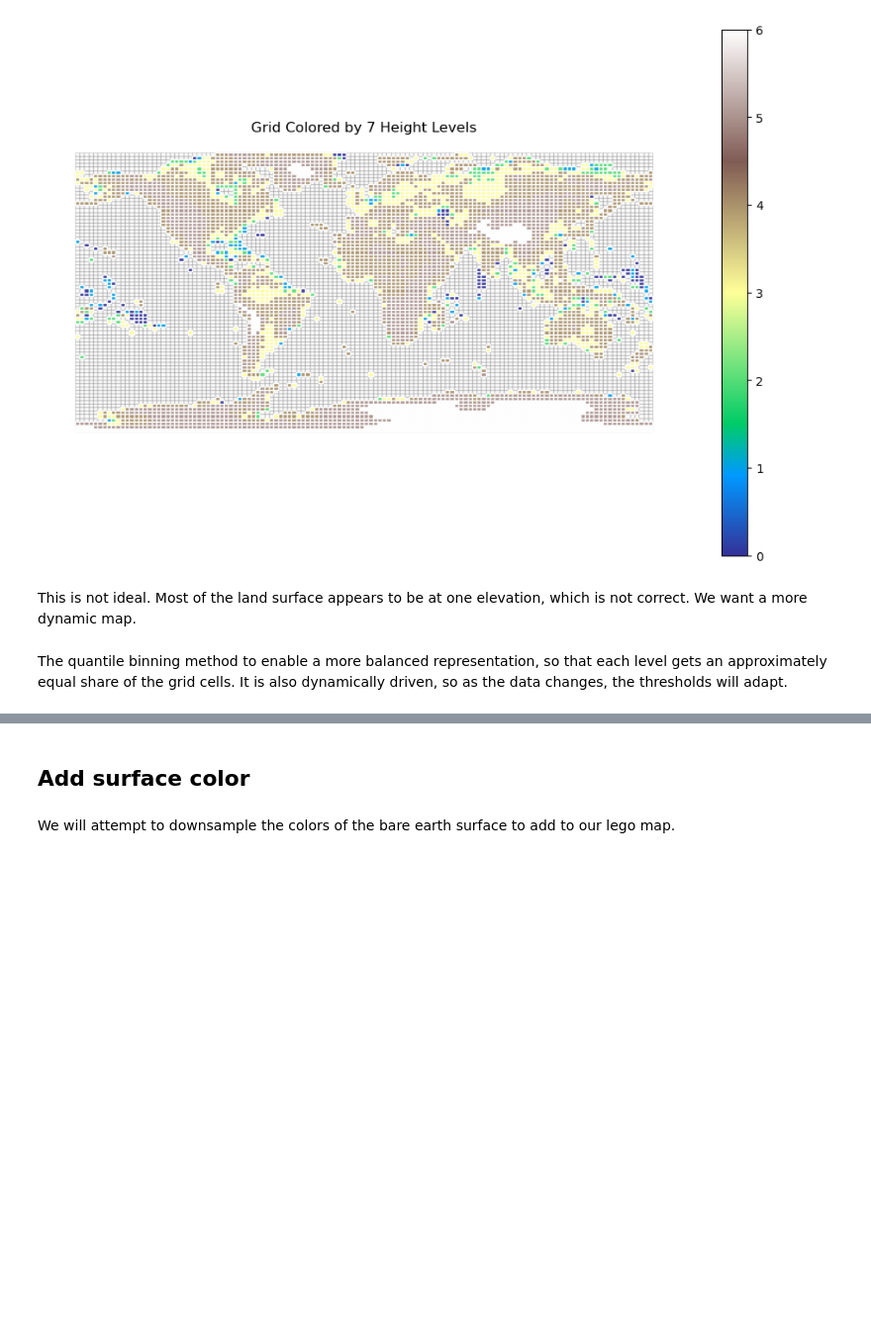
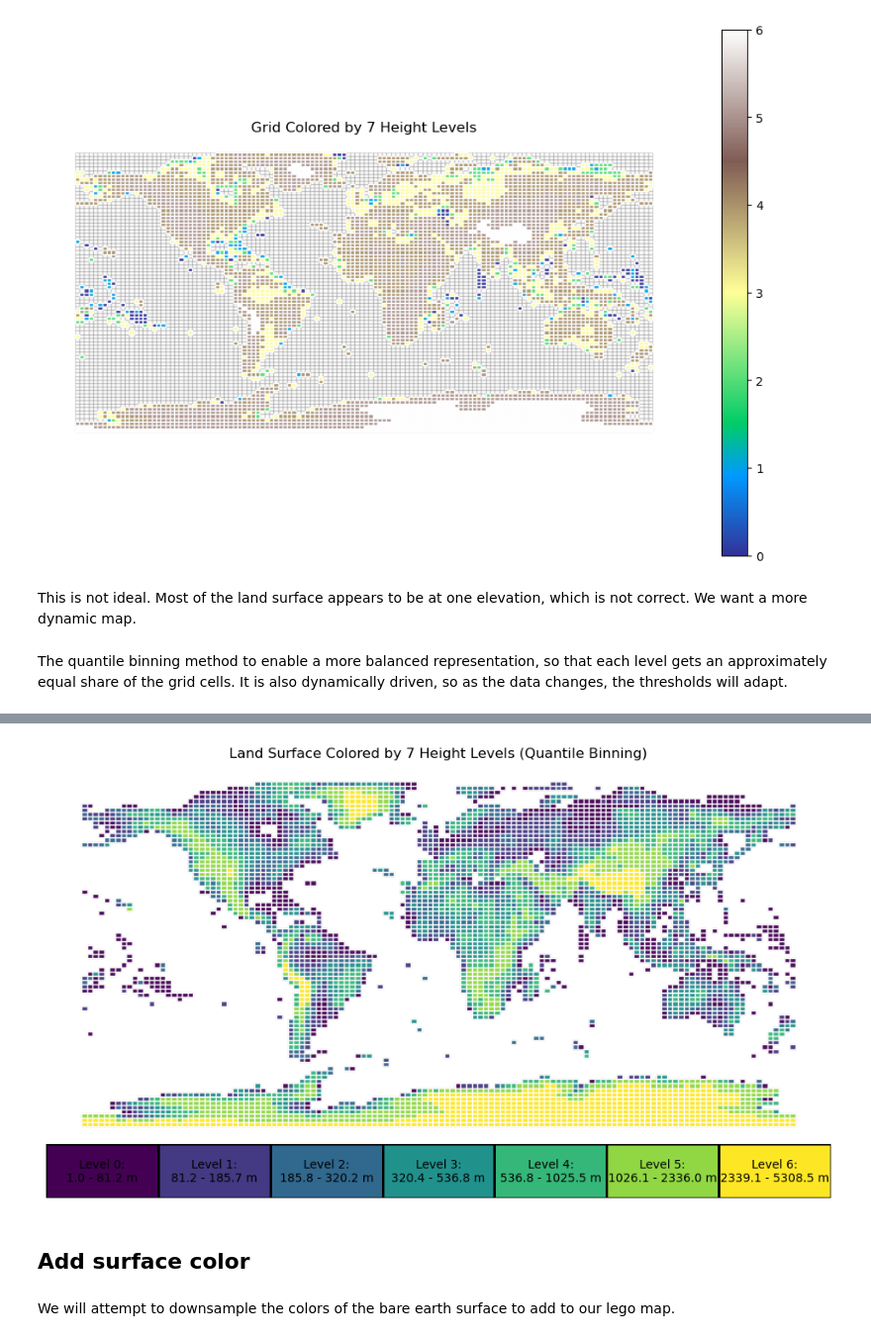
Before and after one commit to sralter/lego_world_map, a Jupyter notebook: lego_world_map.ipynb, the cells around one changed output, grey strips where cells are left out. Shown at 99% size. Cells and saved outputs as stored; diff of their text form; code cells hidden in the pictures; blank space fills up the shorter version.

```diff
--- a/lego_world_map.ipynb
+++ b/lego_world_map.ipynb
@@ -760,13 +658,90 @@ ValueError: math domain error
-# %%
-# visualize the grid overlaid on the world map
-f, ax = plt.subplots(1, 1, figsize=(12, 8))
-
-gdf_grid.plot(ax=ax, color = 'w', edgecolor='grey', alpha=0.5)
-
-gdf_grid.plot(ax=ax, column = 'height_level', edgecolor='w', cmap = 'terrain', alpha=0.95, legend = True)
-
-ax.axis('off')
-plt.show()
+# %%
+# Number of levels
+n_levels = 7  # User-defined number of levels
+
+# Step 1: Filter out ocean floors or very low elevations
+threshold = 1  # 1 meter cutoff for land surface
+gdf_land = gdf_grid[gdf_grid['elevation_mean'] >= threshold].copy()
+
+# Step 2: Quantile binning to redistribute elevation data evenly across levels
+gdf_land['height_level'] = pd.qcut(
+    gdf_land['elevation_mean'],
+    q=n_levels,
+    labels=range(n_levels)
+)
+
+# Convert height levels to integers for better readability
+gdf_land['height_level'] = gdf_land['height_level'].astype(int)
+
+# Define custom colors for the levels using the terrain colormap
+colors = plt.cm.viridis(np.linspace(0, 1, n_levels))
+cmap = mcolors.ListedColormap(colors)
+
+# Step 3: Visualization setup using GridSpec
+fig = plt.figure(figsize=(12, 10))  # Adjust overall figure size
+gs = fig.add_gridspec(2, 1, height_ratios=[15, 1])  # Tighten second row
+
+# --- Main Plot ---
+ax_main = fig.add_subplot(gs[0])
+
+# Base grid with grey edges
+gdf_land.plot(ax=ax_main, color='w', edgecolor='grey', alpha=0.5)
+
+# Plot the grid colored by height levels
+gdf_land.plot(
+    ax=ax_main,
+    column='height_level',
+    edgecolor='w',
+    cmap=cmap,
+    alpha=0.95
+)
+
+ax_main.axis('off')
+ax_main.set_title(f"Land Surface Colored by {n_levels} Height Levels (Quantile Binning)")
+
+# --- Custom Color Bar Subplot ---
+ax_cbar = fig.add_subplot(gs[1])
+
+# Reduce spacing between plots
+fig.subplots_adjust(hspace=-0.5)  # Adjust spacing between GridSpec rows
+
+# Add color swatches for each level
+for i in range(n_levels):
+    # Get the elevation range for the current level
+    level_min = gdf_land[gdf_land['height_level'] == i]['elevation_mean'].min()
+    level_max = gdf_land[gdf_land['height_level'] == i]['elevation_mean'].max()
+
+    # Add a colored rectangle for each level with a black border
+    ax_cbar.add_patch(
+        plt.Rectangle(
+            (i / n_levels, 0),  # position: (x, y) and width
+            1 / n_levels,  # width of each swatch
+            1,  # height of each swatch
+            facecolor=colors[i],  # Fill color (facecolor)
+            linewidth=2,  # Black border width
+            edgecolor='black'  # Border color
+        )
+    )
+
+    # Set title with level and its corresponding elevation range
+    ax_cbar.text(
+        (i + 0.5) / n_levels,  # X position for the text (centered)
+        0.5,  # Y position for the text (vertically centered)
+        f"Level {i}:\n{level_min:.1f} - {level_max:.1f} m",  # Text content
+        ha='center', va='center', color='black', fontsize=10
+    )
+
+ax_cbar.set_xlim(0, 1)
+ax_cbar.set_ylim(0, 1)
+ax_cbar.axis('off')  # Hide the axis
+
+plt.savefig(f'figures/elevation_with_{n_levels}.pdf', bbox_inches='tight')
+plt.savefig(f'figures/elevation_with_{n_levels}.jpg', bbox_inches='tight')
+plt.savefig(f'figures/elevation_with_{n_levels}.png', bbox_inches='tight')
+
+plt.show()
+# %% [output]
+[figure, added]
 # %% [markdown]
 ## Add surface color
 # %% [markdown]
```
Also changed, not shown: parts of 4 cells of this notebook, 6 other files.
